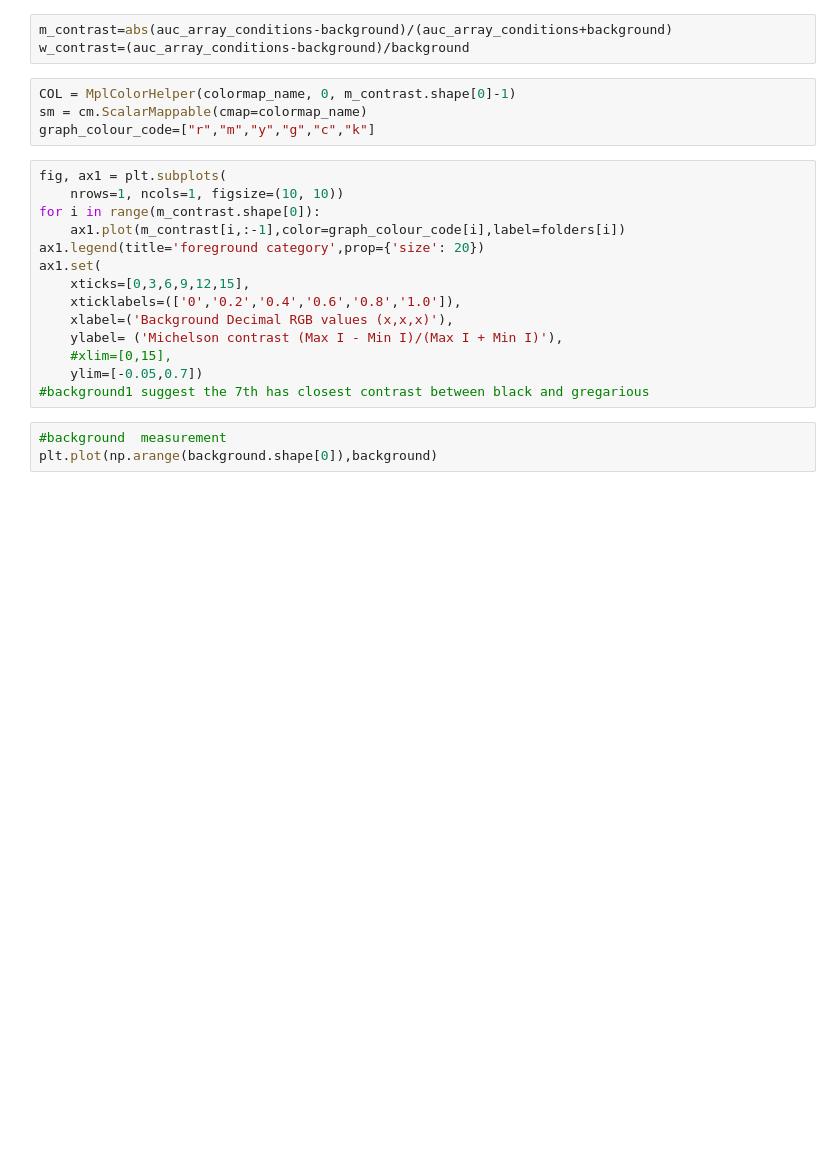
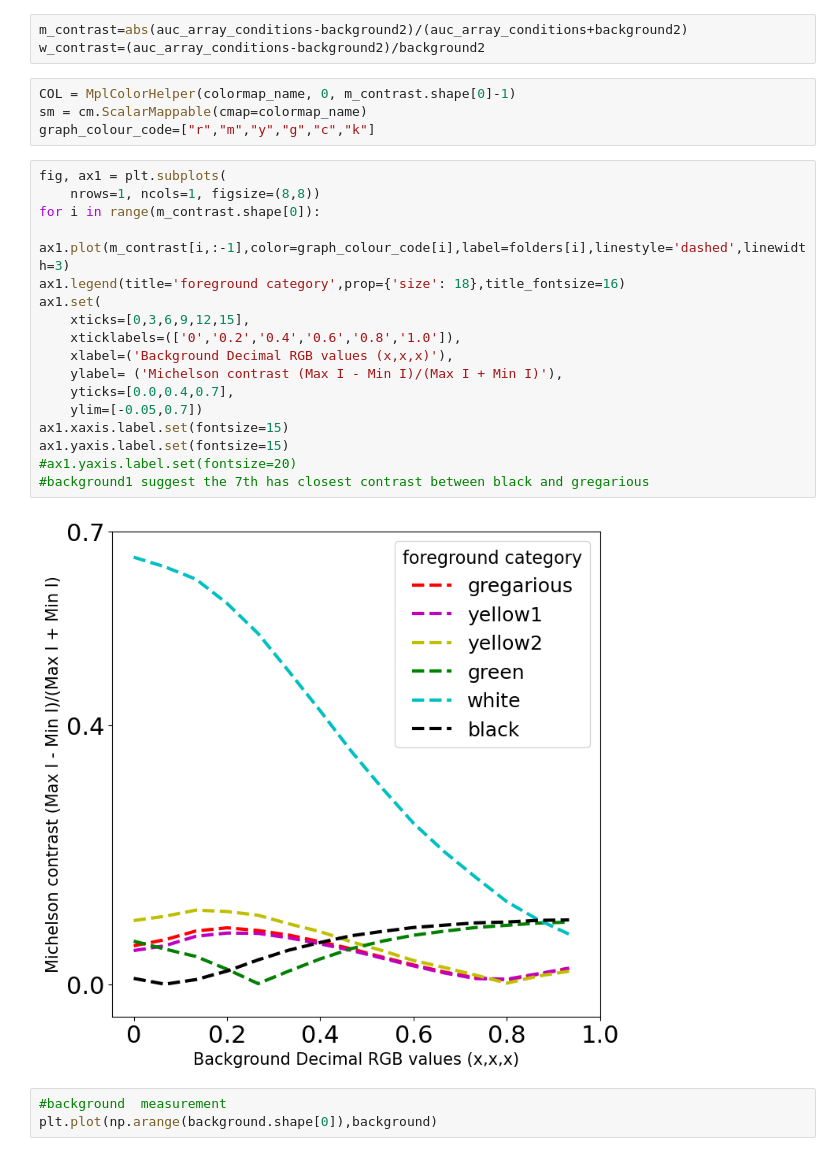
Before and after one commit to chiyu1203/UnityDataAnalysis, a Jupyter notebook: calculate_chromatic_contrast.ipynb, the cells around one changed output. Drawn from its saved outputs; the diff is of its cells as text; blank space fills up the shorter version.

Commit message:
update the ploting format of chromatic contrast

```diff
--- a/calculate_chromatic_contrast.ipynb
+++ b/calculate_chromatic_contrast.ipynb
@@ -126,26 +160,31 @@ background=background[0:16]
 # %%
 background2=np.array(auc_list)
 # %%
-m_contrast=abs(auc_array_conditions-background)/(auc_array_conditions+background)
-w_contrast=(auc_array_conditions-background)/background
+m_contrast=abs(auc_array_conditions-background2)/(auc_array_conditions+background2)
+w_contrast=(auc_array_conditions-background2)/background2
 # %%
 COL = MplColorHelper(colormap_name, 0, m_contrast.shape[0]-1)
 sm = cm.ScalarMappable(cmap=colormap_name)
 graph_colour_code=["r","m","y","g","c","k"]
 # %%
 fig, ax1 = plt.subplots(
-    nrows=1, ncols=1, figsize=(10, 10))
+    nrows=1, ncols=1, figsize=(8,8))
 for i in range(m_contrast.shape[0]):
-    ax1.plot(m_contrast[i,:-1],color=graph_colour_code[i],label=folders[i])
-ax1.legend(title='foreground category',prop={'size': 20})
+    ax1.plot(m_contrast[i,:-1],color=graph_colour_code[i],label=folders[i],linestyle='dashed',linewidth=3)
+ax1.legend(title='foreground category',prop={'size': 18},title_fontsize=16)
 ax1.set(
     xticks=[0,3,6,9,12,15],
     xticklabels=(['0','0.2','0.4','0.6','0.8','1.0']),
     xlabel=('Background Decimal RGB values (x,x,x)'),
     ylabel= ('Michelson contrast (Max I - Min I)/(Max I + Min I)'),
-    #xlim=[0,15],
+    yticks=[0.0,0.4,0.7],
     ylim=[-0.05,0.7])
+ax1.xaxis.label.set(fontsize=15)
+ax1.yaxis.label.set(fontsize=15)
+#ax1.yaxis.label.set(fontsize=20)
 #background1 suggest the 7th has closest contrast between black and gregarious
+# %% [output]
+[figure, added]
 # %%
 #background  measurement
 plt.plot(np.arange(background.shape[0]),background)
```
Also changed, not shown: parts of 4 cells of this notebook.
